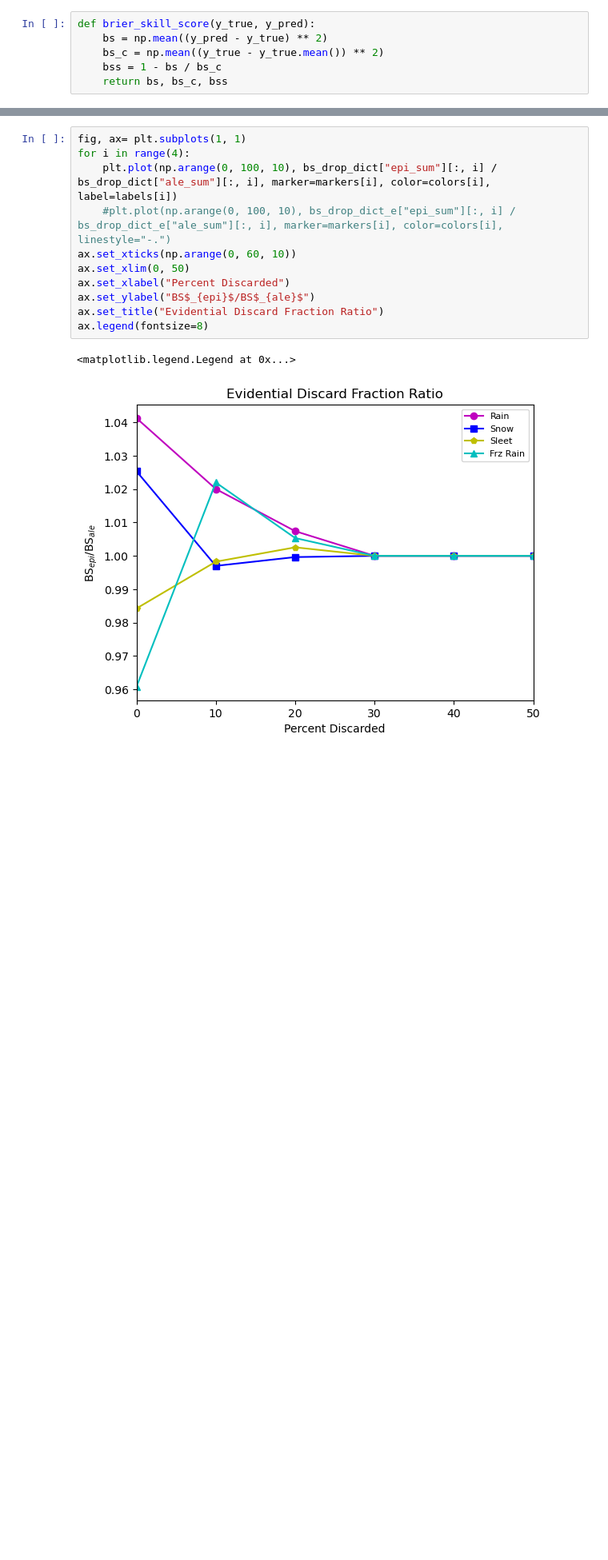
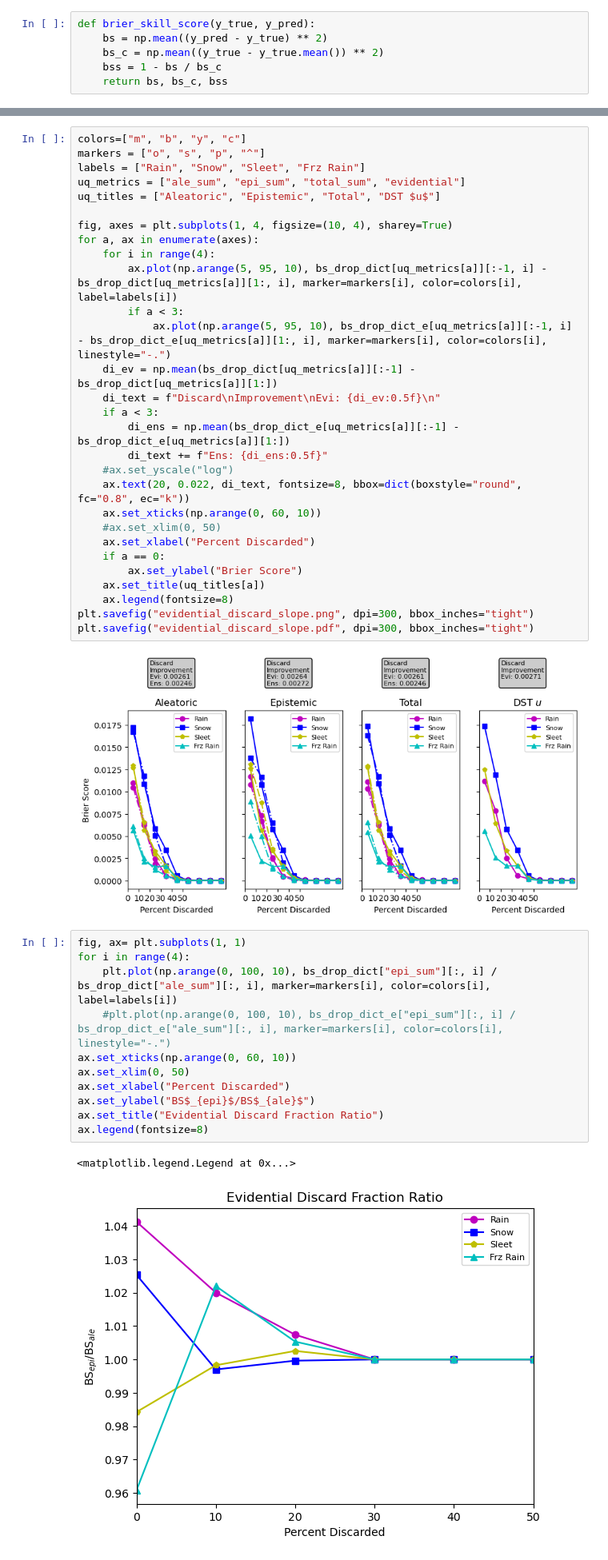
Before and after one commit to ai2es/miles-guess, a Jupyter notebook: notebooks/paper_figures_categorical.ipynb, the cells around one changed output, grey strips where cells are left out. Shown at 80% size. Saved outputs shown, nothing was run; the diff lists cells and outputs as text; blank space fills up the shorter version.

```diff
--- a/notebooks/paper_figures_categorical.ipynb
+++ b/notebooks/paper_figures_categorical.ipynb
@@ -1370,3 +1119,34 @@ plt.savefig("evidential_discard.pdf", dpi=300, bbox_inches="tight")
+# %%
+colors=["m", "b", "y", "c"]
+markers = ["o", "s", "p", "^"]
+labels = ["Rain", "Snow", "Sleet", "Frz Rain"]
+uq_metrics = ["ale_sum", "epi_sum", "total_sum", "evidential"]
+uq_titles = ["Aleatoric", "Epistemic", "Total", "DST $u$"]
+
+fig, axes = plt.subplots(1, 4, figsize=(10, 4), sharey=True)
+for a, ax in enumerate(axes):
+    for i in range(4):
+        ax.plot(np.arange(5, 95, 10), bs_drop_dict[uq_metrics[a]][:-1, i] - bs_drop_dict[uq_metrics[a]][1:, i], marker=markers[i], color=colors[i], label=labels[i])
+        if a < 3:
+            ax.plot(np.arange(5, 95, 10), bs_drop_dict_e[uq_metrics[a]][:-1, i] - bs_drop_dict_e[uq_metrics[a]][1:, i], marker=markers[i], color=colors[i], linestyle="-.")
+    di_ev = np.mean(bs_drop_dict[uq_metrics[a]][:-1] - bs_drop_dict[uq_metrics[a]][1:])
+    di_text = f"Discard\nImprovement\nEvi: {di_ev:0.5f}\n"
+    if a < 3:
+        di_ens = np.mean(bs_drop_dict_e[uq_metrics[a]][:-1] - bs_drop_dict_e[uq_metrics[a]][1:])
+        di_text += f"Ens: {di_ens:0.5f}"
+    #ax.set_yscale("log")
+    ax.text(20, 0.022, di_text, fontsize=8, bbox=dict(boxstyle="round", fc="0.8", ec="k"))
+    ax.set_xticks(np.arange(0, 60, 10))
+    #ax.set_xlim(0, 50)
+    ax.set_xlabel("Percent Discarded")
+    if a == 0:
+        ax.set_ylabel("Brier Score")
+    ax.set_title(uq_titles[a])
+    ax.legend(fontsize=8)
+plt.savefig("evidential_discard_slope.png", dpi=300, bbox_inches="tight")
+plt.savefig("evidential_discard_slope.pdf", dpi=300, bbox_inches="tight")
+# %% [output]
+[figure, added]
 # %%
 fig, ax= plt.subplots(1, 1)
 for i in range(4):
```
Also changed, not shown: parts of 32 cells of this notebook.
